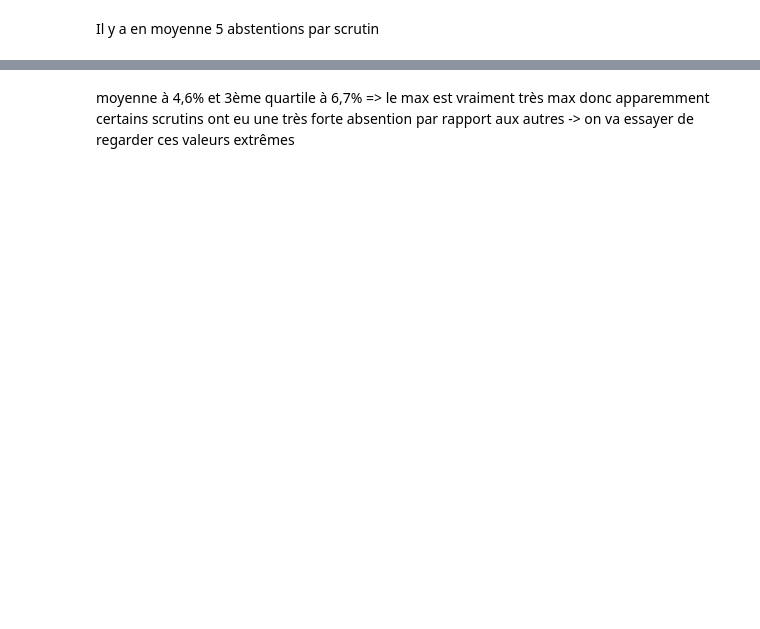
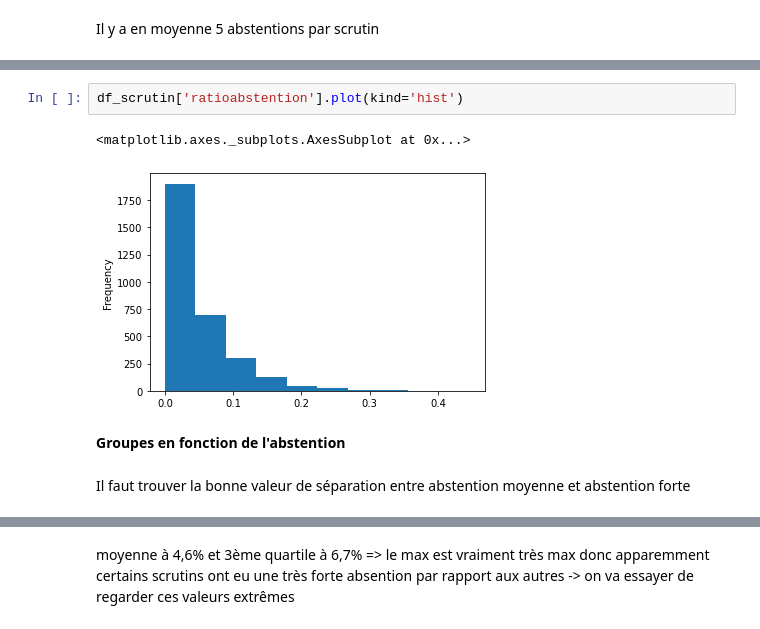
Before and after one commit to claralga/StatApp, a Jupyter notebook: statistiques_scrutins.ipynb, the cells around one changed output, grey strips where cells are left out. Saved outputs shown, nothing was run; the diff lists cells and outputs as text; blank space fills up the shorter version.

```diff
--- a/statistiques_scrutins.ipynb
+++ b/statistiques_scrutins.ipynb
@@ -114,0 +48,9 @@ Name: ratioabstention, dtype: float64
+# %%
+df_scrutin['ratioabstention'].plot(kind='hist')
+# %% [output]
+<matplotlib.axes._subplots.AxesSubplot at 0x...>
+[figure, added]
+# %% [markdown]
+**Groupes en fonction de l'abstention**
+# %% [markdown]
+Il faut trouver la bonne valeur de séparation entre abstention moyenne et abstention forte
```
Also changed, not shown: parts of 39 cells of this notebook.
